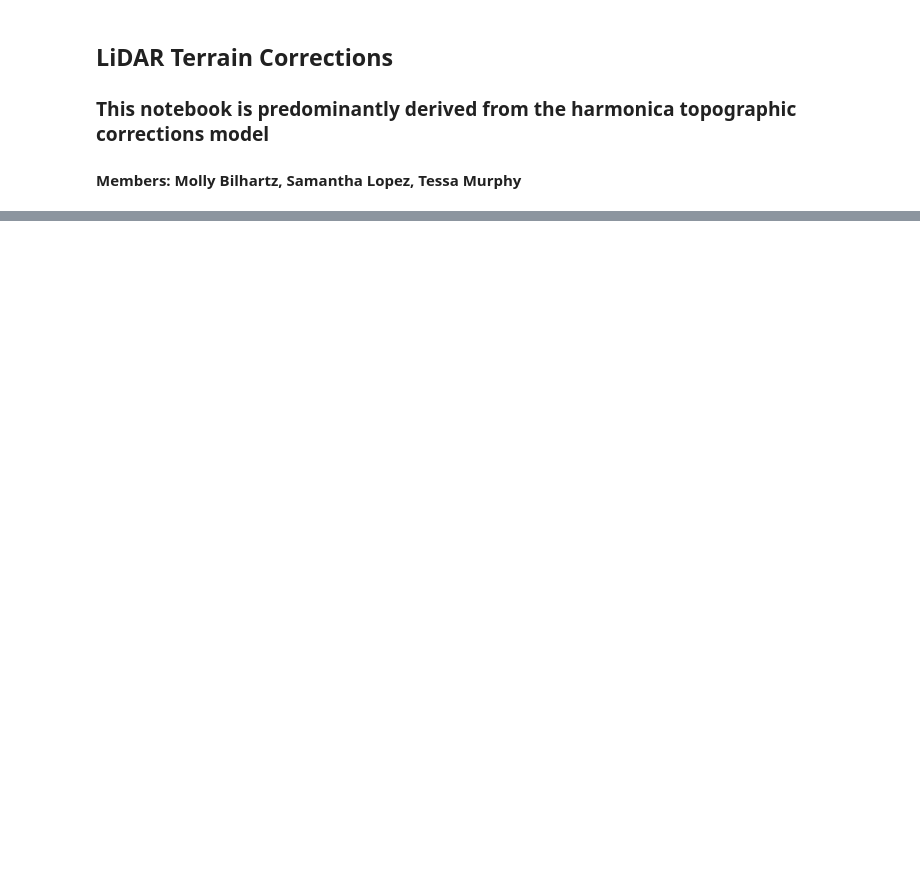
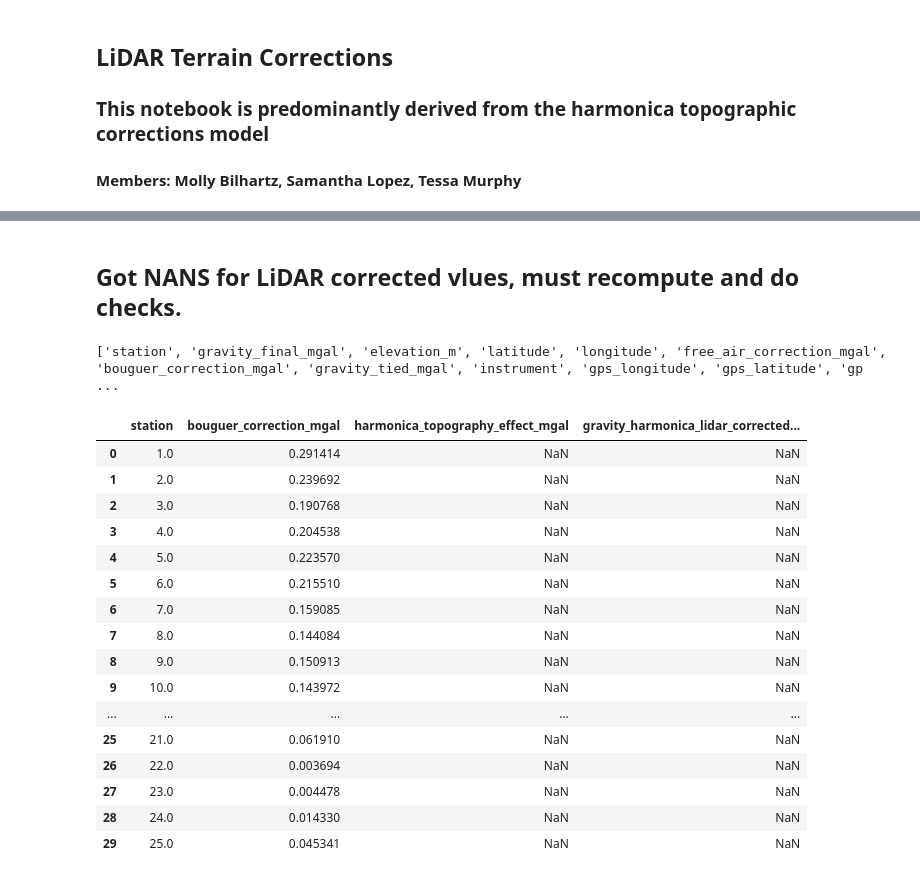
Before and after one commit to tessamurphy16/Geophysical-Characterization-of-the-Historic-Onyx-Mine-in-Steamboat-Springs-CO.-, a Jupyter notebook: notebooks/WORKING ipynb files/Gravity_LiDAR_Terrain_Corrections.ipynb, the cells around one changed output, grey strips where cells are left out. Drawn from its saved outputs; the diff is of its cells as text; code cells hidden in the pictures; blank space fills up the shorter version.

Commit message:
updating lidar notebook

```diff
--- a/notebooks/WORKING ipynb files/Gravity_LiDAR_Terrain_Corrections.ipynb
+++ b/notebooks/WORKING ipynb files/Gravity_LiDAR_Terrain_Corrections.ipynb
@@ -9,0 +122,32 @@ Exception: File `'onyx_harmonica_lidar_terrain_correction.py'` not found.
+# %% [markdown]
+## Got NANS for LiDAR corrected vlues, must recompute and do checks.
+# %%
+print(out.columns.tolist())
+
+cols = [
+    "station",
+    "bouguer_correction_mgal",
+    "harmonica_topography_effect_mgal",
+    "gravity_harmonica_lidar_corrected_mgal",
+]
+
+out[cols].head(30)
+# %% [output]
+['station', 'gravity_final_mgal', 'elevation_m', 'latitude', 'longitude', 'free_air_correction_mgal', 'bouguer_correction_mgal', 'gravity_tied_mgal', 'instrument', 'gps_longitude', 'gps_latitude', 'gp ...
+|  | station | bouguer_correction_mgal | harmonica_topography_effect_mgal | gravity_harmonica_lidar_corrected... |
+| 0 | 1.0 | 0.291414 | NaN | NaN |
+| 1 | 2.0 | 0.239692 | NaN | NaN |
+| 2 | 3.0 | 0.190768 | NaN | NaN |
+| 3 | 4.0 | 0.204538 | NaN | NaN |
+| 4 | 5.0 | 0.223570 | NaN | NaN |
+| 5 | 6.0 | 0.215510 | NaN | NaN |
+| 6 | 7.0 | 0.159085 | NaN | NaN |
+| 7 | 8.0 | 0.144084 | NaN | NaN |
+| 8 | 9.0 | 0.150913 | NaN | NaN |
+| 9 | 10.0 | 0.143972 | NaN | NaN |
+| ... | ... | ... | ... | ... |
+| 25 | 21.0 | 0.061910 | NaN | NaN |
+| 26 | 22.0 | 0.003694 | NaN | NaN |
+| 27 | 23.0 | 0.004478 | NaN | NaN |
+| 28 | 24.0 | 0.014330 | NaN | NaN |
+| 29 | 25.0 | 0.045341 | NaN | NaN |
```
Also changed, not shown: parts of 9 cells of this notebook, 1 other file.
